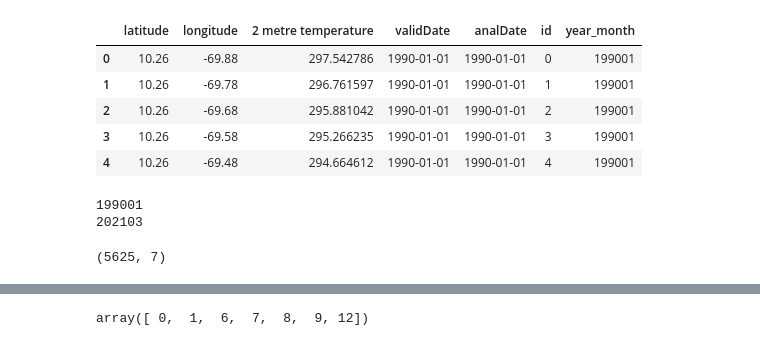
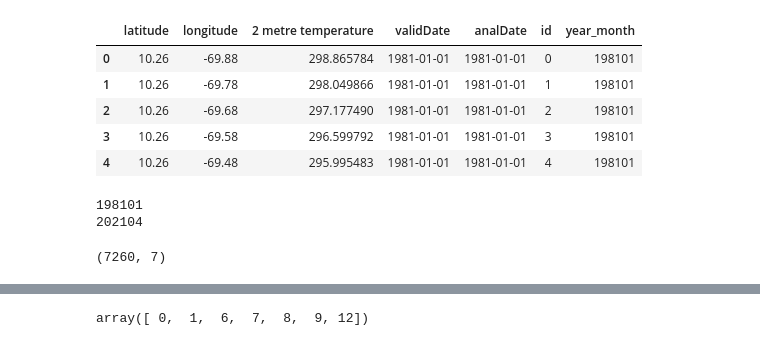
Before and after one commit to dongyi1996/gee-manual, a Jupyter notebook: notebook/cdsapi_data.ipynb, the cells around one changed output, grey strips where cells are left out. Drawn from its saved outputs; the diff is of its cells as text; code cells hidden in the pictures.

```diff
--- a/notebook/cdsapi_data.ipynb
+++ b/notebook/cdsapi_data.ipynb
@@ -116,27 +125,27 @@ precipitacion.shape
 # %%
 # cargando la data precipitacion
-directorio = './data/cdsapi/{variable}.grib'.format(variable='2m_temperature')
+directorio = './data/cdsapi/{variable}_cdsapi.grib'.format(variable='2m_temperature')
 temperatura = pygrib.open(directorio)
 temperatura = pd.concat(list(map(grib_data, [x for x in temperatura])))
 
 temperatura.head()
 # %% [output]
 |  | latitude | longitude | 2 metre temperature | validDate | analDate | id | year_month |
-| 0 | 10.26 | -69.88 | 297.542786 | 1990-01-01 | 1990-01-01 | 0 | 199001 |
-| 1 | 10.26 | -69.78 | 296.761597 | 1990-01-01 | 1990-01-01 | 1 | 199001 |
-| 2 | 10.26 | -69.68 | 295.881042 | 1990-01-01 | 1990-01-01 | 2 | 199001 |
-| 3 | 10.26 | -69.58 | 295.266235 | 1990-01-01 | 1990-01-01 | 3 | 199001 |
-| 4 | 10.26 | -69.48 | 294.664612 | 1990-01-01 | 1990-01-01 | 4 | 199001 |
+| 0 | 10.26 | -69.88 | 298.865784 | 1981-01-01 | 1981-01-01 | 0 | 198101 |
+| 1 | 10.26 | -69.78 | 298.049866 | 1981-01-01 | 1981-01-01 | 1 | 198101 |
+| 2 | 10.26 | -69.68 | 297.177490 | 1981-01-01 | 1981-01-01 | 2 | 198101 |
+| 3 | 10.26 | -69.58 | 296.599792 | 1981-01-01 | 1981-01-01 | 3 | 198101 |
+| 4 | 10.26 | -69.48 | 295.995483 | 1981-01-01 | 1981-01-01 | 4 | 198101 |
 # %%
 print(temperatura.year_month.min())
 print(temperatura.year_month.max())
 # %% [output]
-199001
-202103
+198101
+202104
 # %%
 temperatura.shape
 # %% [output]
-(5625, 7)
+(7260, 7)
 # %%
 data_final = precipitacion.merge(temperatura[['latitude','longitude','validDate','2 metre temperature']],left_on=['latitude','longitude','validDate'], right_on=['latitude','longitude','validDate'],how='inner')
 data_final = data_final[['latitude',
```
Also changed, not shown: parts of 11 cells of this notebook, 5 other files.
